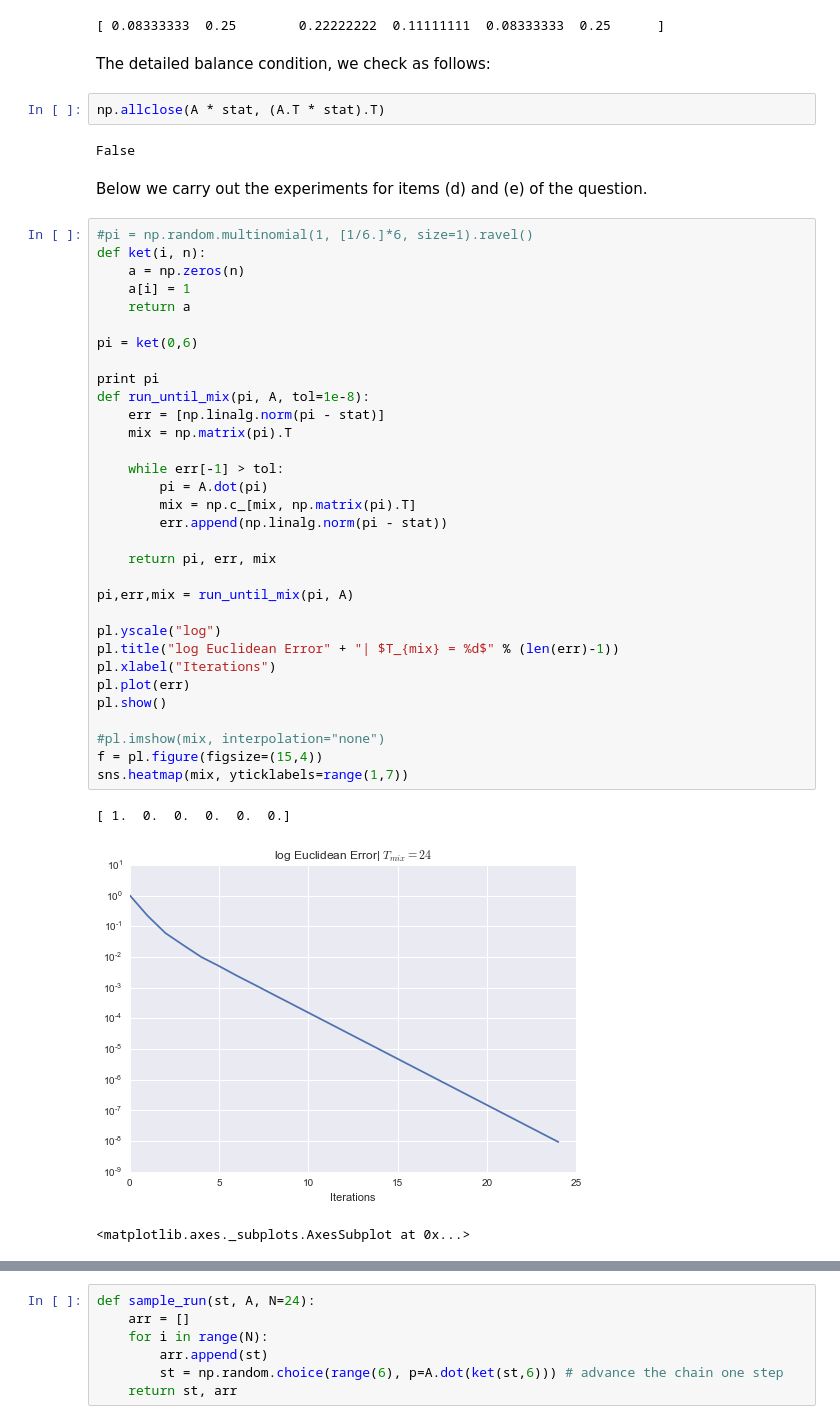
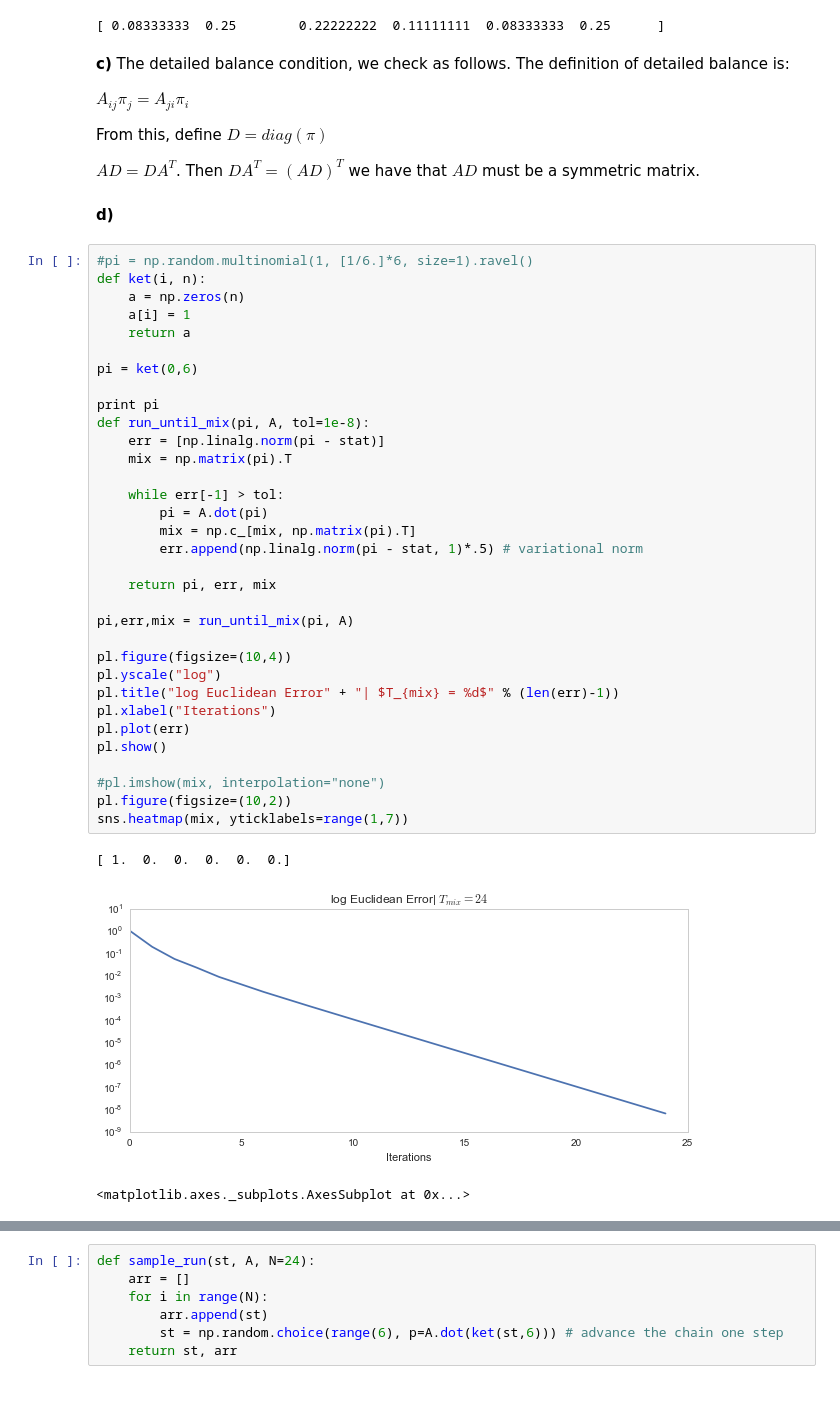
Before and after one commit to Bogazici-CMPE548-Spring2016/Cmpe548-Assignment2, a Jupyter notebook: HW2.ipynb, the cells around one changed output, grey strips where cells are left out. Cells and saved outputs as stored; diff of their text form; blank space fills up the shorter version.

Commit message:
all OK except detailed balance

```diff
--- a/HW2.ipynb
+++ b/HW2.ipynb
@@ -133,47 +135,50 @@ stat =v/ np.sum(v) # the stationary distribution
 print stat
 # %% [output]
 [ 0.08333333  0.25        0.22222222  0.11111111  0.08333333  0.25      ]
-# %% [markdown]
-The detailed balance condition, we check as follows:
-# %%
-np.allclose(A * stat, (A.T * stat).T)
-# %% [output]
-False
-# %% [markdown]
-Below we carry out the experiments for items (d) and (e) of the question.
+# %% [markdown]
+**c)** The detailed balance condition, we check as follows. The definition of detailed balance is:
+
+$A_{ij}\pi_j = A_{ji}\pi_i$
+
+From this, define $D = diag(\pi)$
+
+$AD = DA^T$. Then $DA^T = (AD)^T$ we have that $AD$ must be a symmetric matrix.
+# %% [markdown]
+**d)**
 # %%
 #pi = np.random.multinomial(1, [1/6.]*6, size=1).ravel()
 def ket(i, n):
     a = np.zeros(n)
     a[i] = 1
     return a
 
 pi = ket(0,6)
 
 print pi
 def run_until_mix(pi, A, tol=1e-8):
     err = [np.linalg.norm(pi - stat)]
     mix = np.matrix(pi).T
 
     while err[-1] > tol:
         pi = A.dot(pi)
         mix = np.c_[mix, np.matrix(pi).T]
-        err.append(np.linalg.norm(pi - stat))
+        err.append(np.linalg.norm(pi - stat, 1)*.5) # variational norm
 
     return pi, err, mix
 
 pi,err,mix = run_until_mix(pi, A)
 
+pl.figure(figsize=(10,4))
 pl.yscale("log")
 pl.title("log Euclidean Error" + "| $T_{mix} = %d$" % (len(err)-1))
 pl.xlabel("Iterations")
 pl.plot(err)
 pl.show()
 
 #pl.imshow(mix, interpolation="none")
-f = pl.figure(figsize=(15,4))
+pl.figure(figsize=(10,2))
 sns.heatmap(mix, yticklabels=range(1,7))
 # %% [output]
 [ 1.  0.  0.  0.  0.  0.]
-[figure, old version]
+[figure, new version]
 <matplotlib.axes._subplots.AxesSubplot at 0x...>
```
Also changed, not shown: parts of 14 cells of this notebook.
